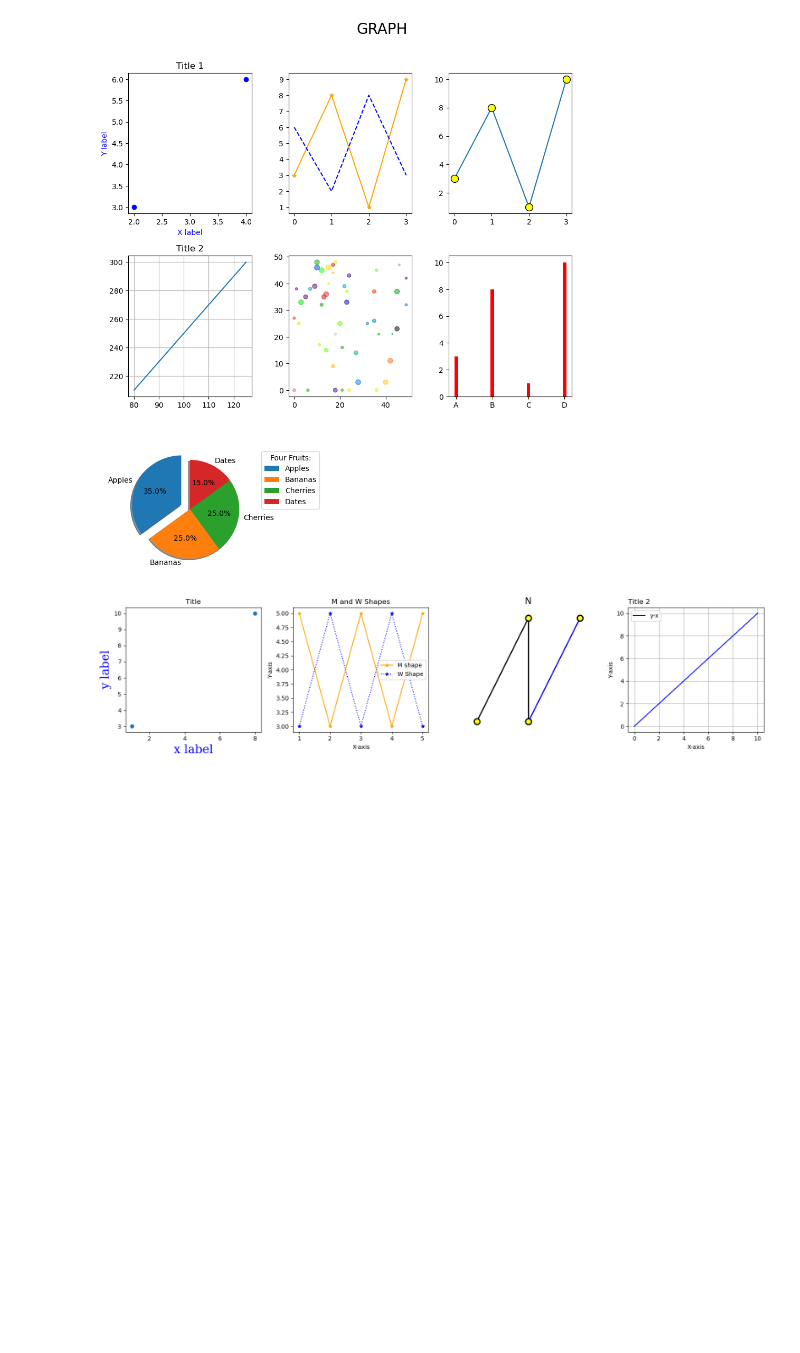
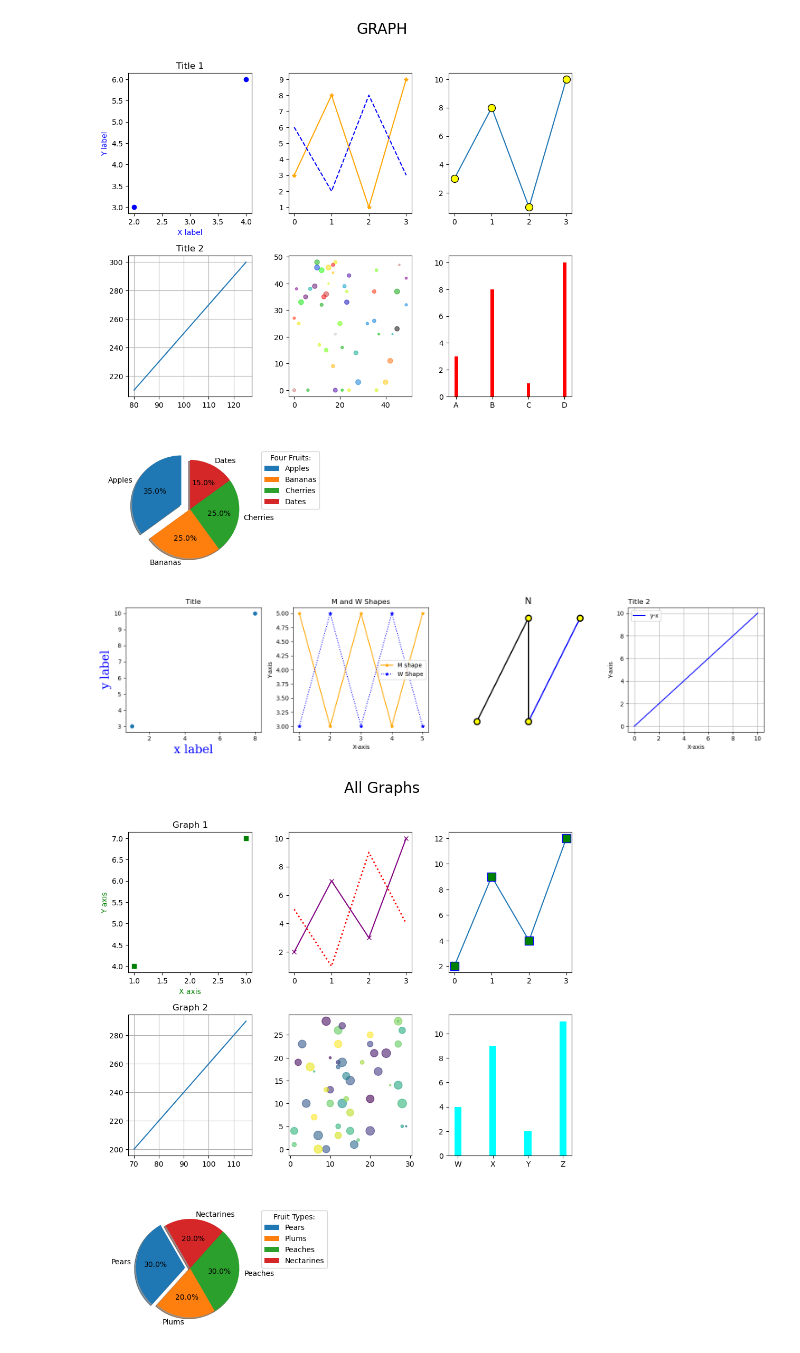
Before and after one commit to iamKarthik47/Data-Science, a Jupyter notebook: prog3.ipynb, the cells around one changed output. Cells and saved outputs as stored; diff of their text form; code cells hidden in the pictures; blank space fills up the shorter version.

```diff
--- a/prog3.ipynb
+++ b/prog3.ipynb
@@ -180,3 +180,73 @@ plt.tight_layout()
 plt.show()
 # %% [output]
 [figure]
+# %%
+import matplotlib.pyplot as plt
+import numpy as np
+
+plt.figure(figsize=(12, 12))
+
+# Graph 1
+x = np.array([1, 3])
+y = np.array([4, 7])
+
+plt.subplot(3, 3, 1)
+plt.title('Graph 1')
+plt.xlabel("X axis", color="green")
+plt.ylabel("Y axis", color="green")
+plt.plot(x, y, 's', color="green")
+
+# Graph 2
+y1 = np.array([2, 7, 3, 10])
+y2 = np.array([5, 1, 9, 4])
+
+plt.subplot(3, 3, 2)
+plt.plot(y1, color="purple", marker='x')
+plt.plot(y2, linewidth=2, color="red", linestyle="dotted")
+
+# Graph 3
+ypoints = np.array([2, 9, 4, 12])
+
+plt.subplot(3, 3, 3)
+plt.plot(ypoints, marker='s', ms=12, mec="blue", mfc="green")
+
+# Graph 4
+x = np.array([70, 75, 80, 85, 90, 95, 100, 105, 110, 115])
+y = np.array([200, 210, 220, 230, 240, 250, 260, 270, 280, 290])
+
+plt.subplot(3, 3, 4)
+plt.title("Graph 2")
+plt.plot(x, y)
+plt.grid()
+
+# Graph 5
+x = np.random.randint(30, size=(50))
+y = np.random.randint(30, size=(50))
+colors = np.random.randint(30, size=(50))
+sizes = 5 * np.random.randint(30, size=(50))
+
+plt.subplot(3, 3, 5)
+plt.scatter(x, y, c=colors, s=sizes, alpha=0.6, cmap='viridis')
+
+# Graph 6
+x = np.array(["W", "X", "Y", "Z"])
+y = np.array([4, 9, 2, 11])
+
+plt.subplot(3, 3, 6)
+plt.bar(x, y, color="cyan", width=0.2)
+
+# Graph 7 - Pie Chart
+plt.subplot(3, 3, 7)
+y = np.array([30, 20, 30, 20])
+mylabels = ["Pears", "Plums", "Peaches", "Nectarines"]
+myexplode = [0.1, 0, 0, 0]
+plt.pie(y, labels=mylabels, explode=myexplode, startangle=120, shadow=True, autopct='%1.1f%%')
+plt.legend(title="Fruit Types:", bbox_to_anchor=(1.05, 1), loc='upper left')
+
+plt.suptitle("All Graphs", fontsize=20)
+
+plt.subplots_adjust(left=0.1, right=0.8, top=0.9, bottom=0.1, wspace=0.3, hspace=0.3)
+
+plt.show()
+# %% [output]
+[figure, added]
```
